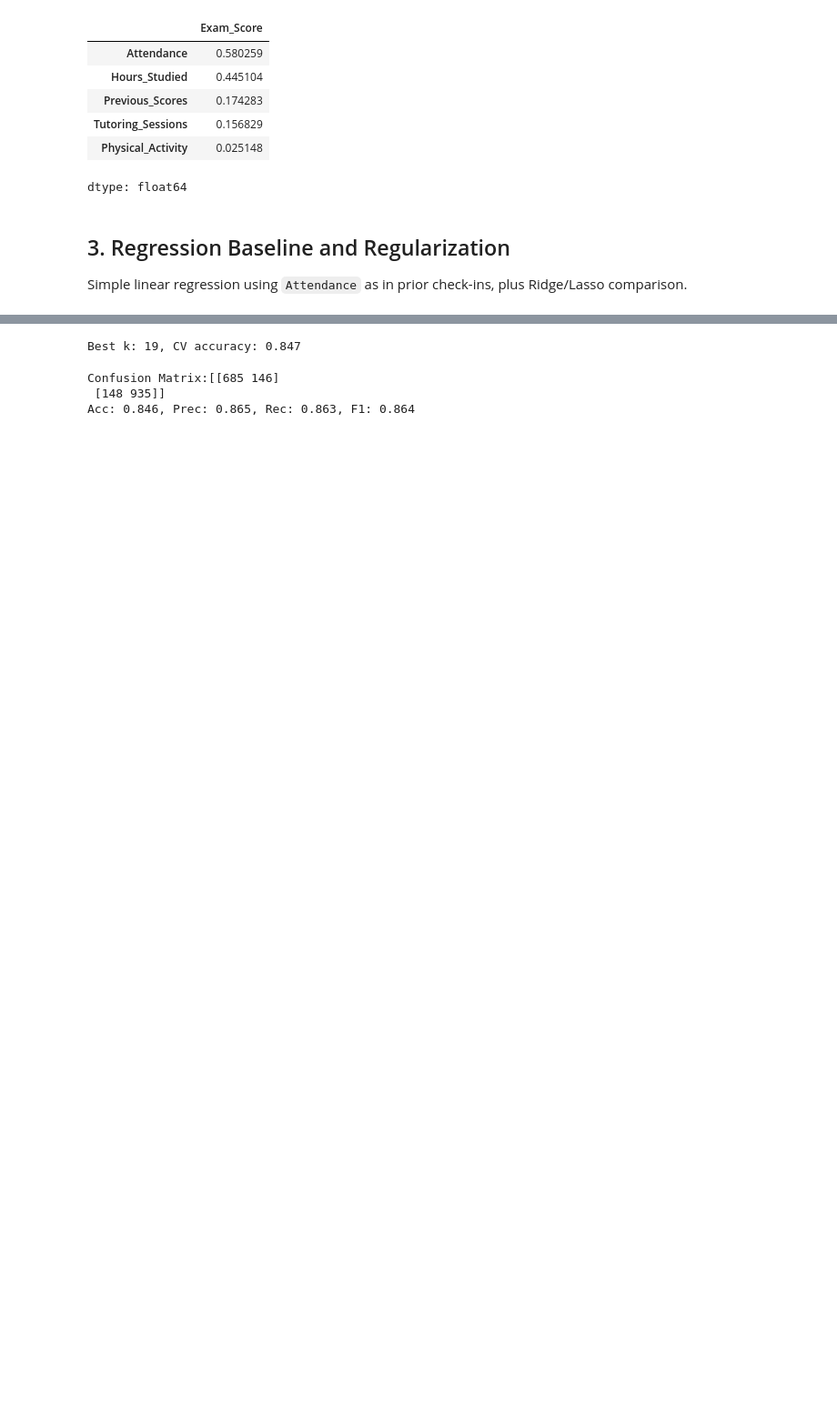
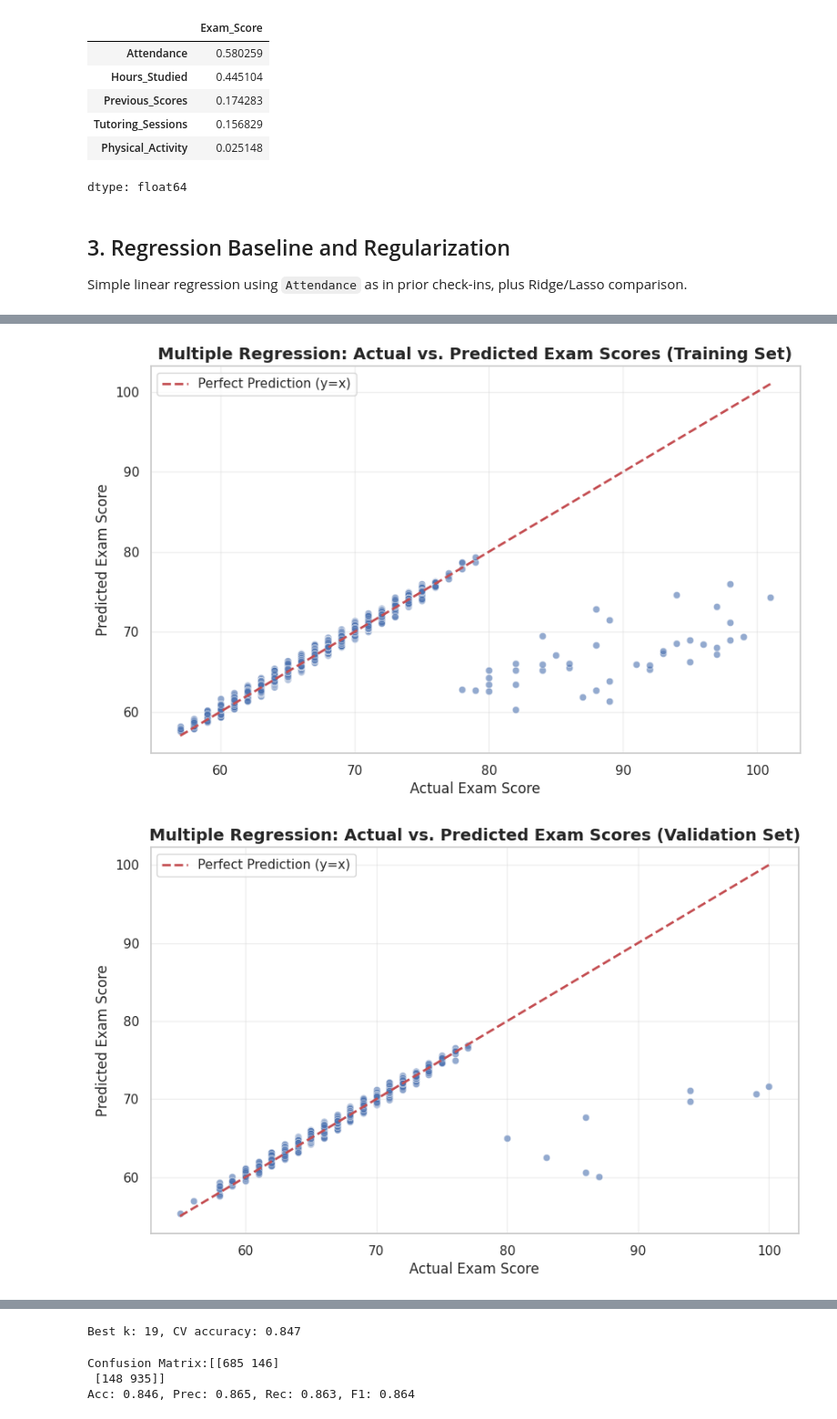
Before and after one commit to AuroraCh814/CS148_25Fall, a Jupyter notebook: notebooks/07_main_pipeline.ipynb, the cells around one changed output, grey strips where cells are left out. Shown: that part at 91% size. Drawn from its saved outputs; the diff is of its cells as text; code cells hidden in the pictures; blank space fills up the shorter version.

```diff
--- a/notebooks/07_main_pipeline.ipynb
+++ b/notebooks/07_main_pipeline.ipynb
@@ -321,0 +259,6 @@ Target: `HighScore` = 1 if `Exam_Score` ≥ 67 (as in prior check-in). Evaluate
+# %%
+#use one-hot encoding to preprocess categorical features
+df_encoded = pd.get_dummies(clean_df, columns=categorical_features, drop_first=True)
+
+print("Shape of DataFrame after one-hot encoding:", df_encoded.shape)
+print("Columns after one-hot encoding:", df_encoded.columns.tolist())
@@ -321,0 +295,10 @@ Target: `HighScore` = 1 if `Exam_Score` ≥ 67 (as in prior check-in). Evaluate
+# %%
+from sklearn.linear_model import LinearRegression
+
+# Create an instance of the LinearRegression model
+multi_reg_model = LinearRegression()
+
+# Fit the model to the training data
+multi_reg_model.fit(X_train_multi, y_train_multi)
+
+print("Multiple Linear Regression model trained successfully.")
@@ -321,0 +346,28 @@ Target: `HighScore` = 1 if `Exam_Score` ≥ 67 (as in prior check-in). Evaluate
+# %%
+import matplotlib.pyplot as plt
+import seaborn as sns
+
+# Plotting actual vs. predicted for the training set
+plt.figure(figsize=(10, 6))
+sns.scatterplot(x=y_train_multi, y=y_train_pred_multi, alpha=0.6)
+plt.plot([y_train_multi.min(), y_train_multi.max()], [y_train_multi.min(), y_train_multi.max()], 'r--', lw=2, label='Perfect Prediction (y=x)')
+plt.title('Multiple Regression: Actual vs. Predicted Exam Scores (Training Set)', fontsize=14, fontweight='bold')
+plt.xlabel('Actual Exam Score', fontsize=12)
+plt.ylabel('Predicted Exam Score', fontsize=12)
+plt.legend()
+plt.grid(True, alpha=0.3)
+plt.show()
+
+# Plotting actual vs. predicted for the validation set
+plt.figure(figsize=(10, 6))
+sns.scatterplot(x=y_validation_multi, y=y_validation_pred_multi, alpha=0.6)
+plt.plot([y_validation_multi.min(), y_validation_multi.max()], [y_validation_multi.min(), y_validation_multi.max()], 'r--', lw=2, label='Perfect Prediction (y=x)')
+plt.title('Multiple Regression: Actual vs. Predicted Exam Scores (Validation Set)', fontsize=14, fontweight='bold')
+plt.xlabel('Actual Exam Score', fontsize=12)
+plt.ylabel('Predicted Exam Score', fontsize=12)
+plt.legend()
+plt.grid(True, alpha=0.3)
+plt.show()
+# %% [output]
+[figure, added]
+[figure, added]
```
Also changed, not shown: parts of 43 cells of this notebook.
